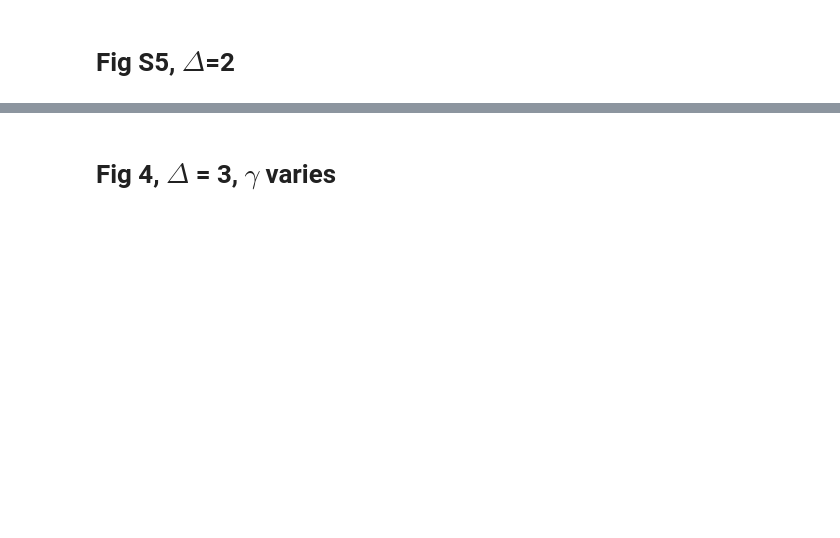
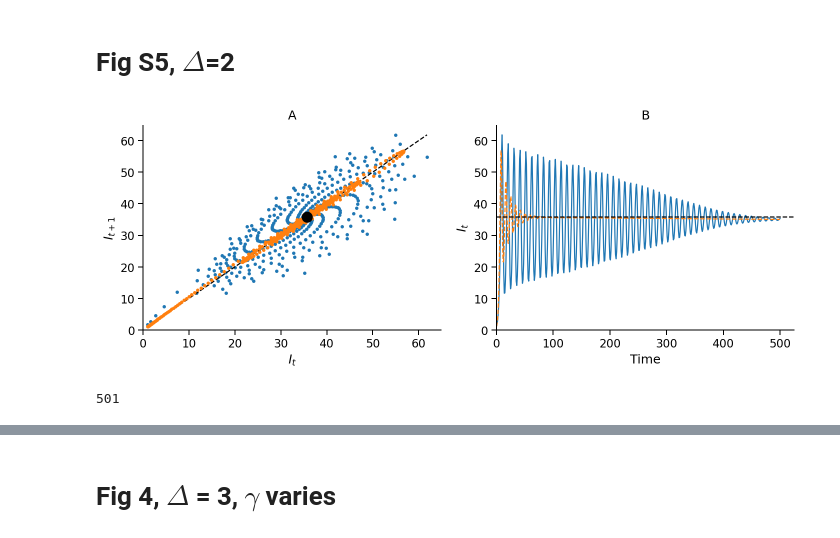
Before and after one commit to yoavram/SanJose, a Jupyter notebook: notebooks/model-SIR.ipynb, the cells around one changed output, grey strips where cells are left out. Drawn from its saved outputs; the diff is of its cells as text; code cells hidden in the pictures; blank space fills up the shorter version.

```diff
--- a/notebooks/model-SIR.ipynb
+++ b/notebooks/model-SIR.ipynb
@@ -190,6 +189,6 @@ sns.despine()
 # %%
 results_Δs = []
 for Δ_ in Δs:
-    Idis = det_dis_simulation(I0, N, b0, γ, c_hat, α1, α2, Δ_, tmax=150, min0=True, maxN=True)
-    t, Icont = det_cont_simulation(I0, N, b0, γ, c_hat, α1, α2, Δ_, tmax=150)
+    Idis, Rdis = det_dis_simulation(I0, N, b0, γ, c_hat, α1, α2, Δ_, tmax=150, min0=True, maxN=True)
+    t, Icont, Rcont = det_cont_simulation(I0, N, b0, γ, c_hat, α1, α2, Δ_, tmax=150)
     results_Δs.append((Idis, t, Icont))
@@ -215,8 +214,8 @@ plt.savefig('../figures/fig1-SIR.pdf', dpi=100)
 # %%
 results_Δs_long = []
 for Δ_ in Δs:
-    Idis = det_dis_simulation(I0, N, b0, γ, c_hat, α1, α2, Δ_, tmax=5000, min0=True, maxN=True)
-    t, Icont = det_cont_simulation(I0, N, b0, γ, c_hat, α1, α2, Δ_, tmax=5000)
+    Idis, Rdis = det_dis_simulation(I0, N, b0, γ, c_hat, α1, α2, Δ_, tmax=5000, min0=True, maxN=True)
+    t, Icont, Icont = det_cont_simulation(I0, N, b0, γ, c_hat, α1, α2, Δ_, tmax=5000)
     Icont = np.maximum(Icont, 0)
     results_Δs_long.append((Idis, t, Icont))
 # %%
@@ -240,28 +241,34 @@ plt.savefig('../figures/fig1-SIR-long.pdf', dpi=100)
 # %%
 Δ_ = 2
 
 fig, axes = plt.subplots(1, 2, figsize=(10, 4))
 ax = axes[0]
-Idis = det_dis_simulation(I0, N, b0, γ, c_hat, α1, α2, Δ_)
+Idis, Rdis = det_dis_simulation(I0, N, b0, γ, c_hat, α1, α2, Δ_)
 ax.plot(Idis[:-1], Idis[1:], '.')
 line = np.linspace(Idis.min(), Idis.max())
 ax.plot(line, line, ls='--', color='k')
-t, Icont = det_cont_simulation(I0, N, b0, γ, c_hat, α1, α2, Δ_)
+t, Icont, Rcont = det_cont_simulation(I0, N, b0, γ, c_hat, α1, α2, Δ_)
 ax.plot(Icont[:-1], Icont[1:], '.')
 ax.plot(I2(N, b0, γ, c_hat, α1, α2), I2(N, b0, γ, c_hat, α1, α2), 'o', color='k', markersize=10)
 ax.set(xlabel='$I_t$', ylabel='$I_{t+1}$', xlim=(0, None), ylim=(0, None))
 
 ax = axes[1]
 ax.plot(Idis)
 ax.plot(t, Icont, '--')
 ax.axhline(I2(N, b0, γ, c_hat, α1, α2), ls='--', color='k')
 ax.set(xlabel='Time', ylabel='$I_t$', xlim=(0, None), ylim=(0, None))
 
 for ax, label in zip(axes.flat, 'ABCD'): ax.set_title("{}".format(label))
 
 sns.despine()
 fig.tight_layout()
 fig.savefig('../figures/figS5-SIR.pdf')
+# %% [output]
+[figure, added]
+# %%
+len(Idis)
+# %% [output]
+501
 # %%
 Δ_ = 2
 
```
Also changed, not shown: parts of 16 cells of this notebook, 1 other file.
